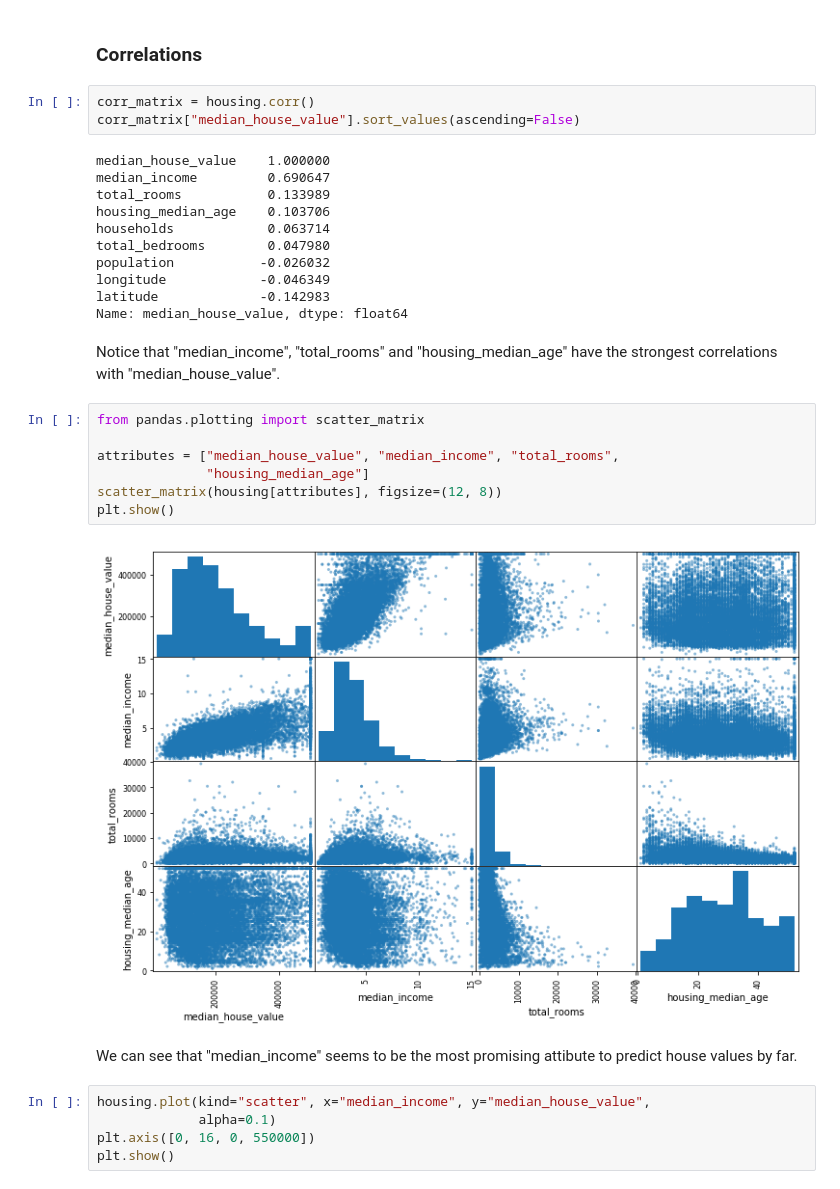
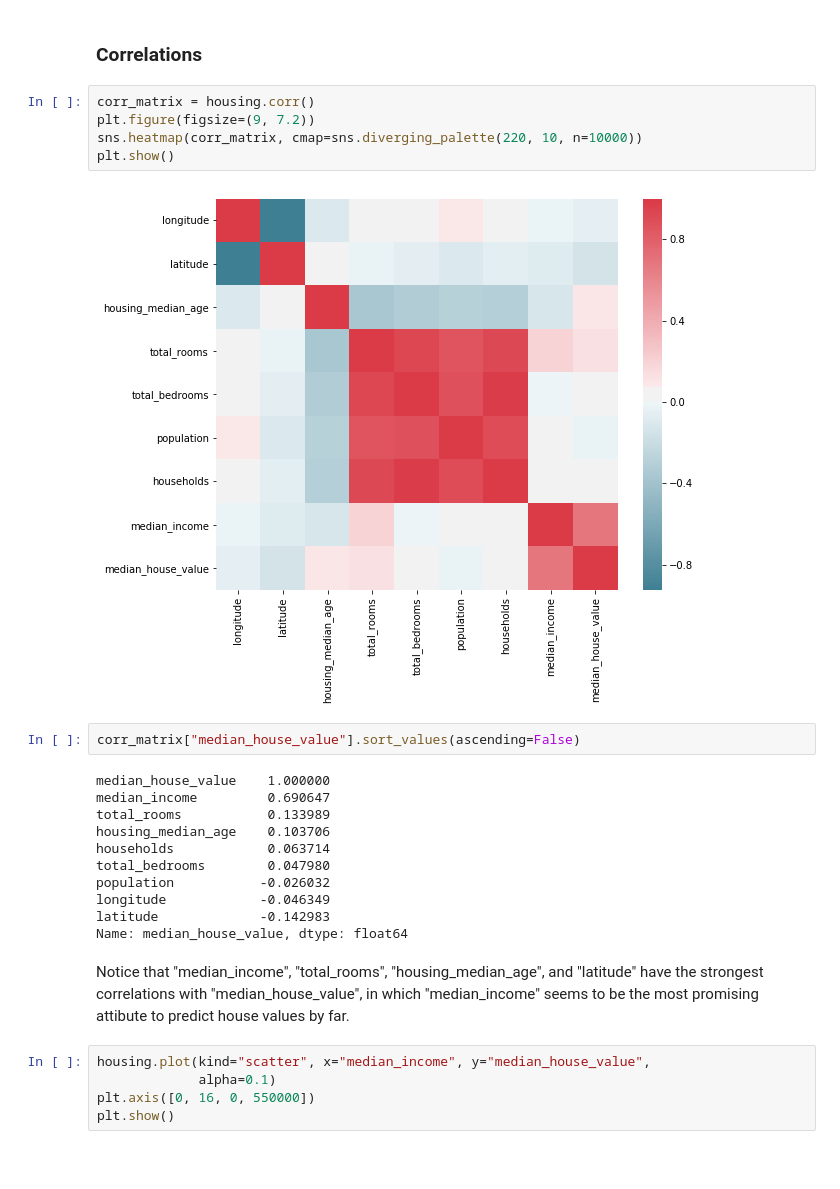
Before and after one commit to ydDianYu/House_Value_Prediction_Model, a Jupyter notebook: Predicting House Values.ipynb, the cells around one changed output. Saved outputs shown, nothing was run; the diff lists cells and outputs as text; blank space fills up the shorter version.

```diff
--- a/Predicting House Values.ipynb
+++ b/Predicting House Values.ipynb
@@ -88,8 +88,14 @@ plt.legend()
 As we can observe, population and location attributes are probably closely related with house values.
 # %% [markdown]
 ### Correlations
+# %%
+corr_matrix = housing.corr()
+plt.figure(figsize=(9, 7.2))
+sns.heatmap(corr_matrix, cmap=sns.diverging_palette(220, 10, n=10000))
+plt.show()
+# %% [output]
+[figure, added]
 # %%
-corr_matrix = housing.corr()
 corr_matrix["median_house_value"].sort_values(ascending=False)
 # %% [output]
 median_house_value    1.000000
@@ -103,18 +109,7 @@ longitude            -0.046349
 latitude             -0.142983
 Name: median_house_value, dtype: float64
 # %% [markdown]
-Notice that "median_income", "total_rooms" and "housing_median_age" have the strongest correlations with "median_house_value".
+Notice that "median_income", "total_rooms", "housing_median_age", and "latitude" have the strongest correlations with "median_house_value", in which "median_income" seems to be the most promising attibute to predict house values by far.
-# %%
-from pandas.plotting import scatter_matrix
-
-attributes = ["median_house_value", "median_income", "total_rooms",
-              "housing_median_age"]
-scatter_matrix(housing[attributes], figsize=(12, 8))
-plt.show()
-# %% [output]
-[figure, removed]
-# %% [markdown]
-We can see that "median_income" seems to be the most promising attibute to predict house values by far.
 # %%
 housing.plot(kind="scatter", x="median_income", y="median_house_value",
              alpha=0.1)
```
Also changed, not shown: parts of 1 cell of this notebook.
